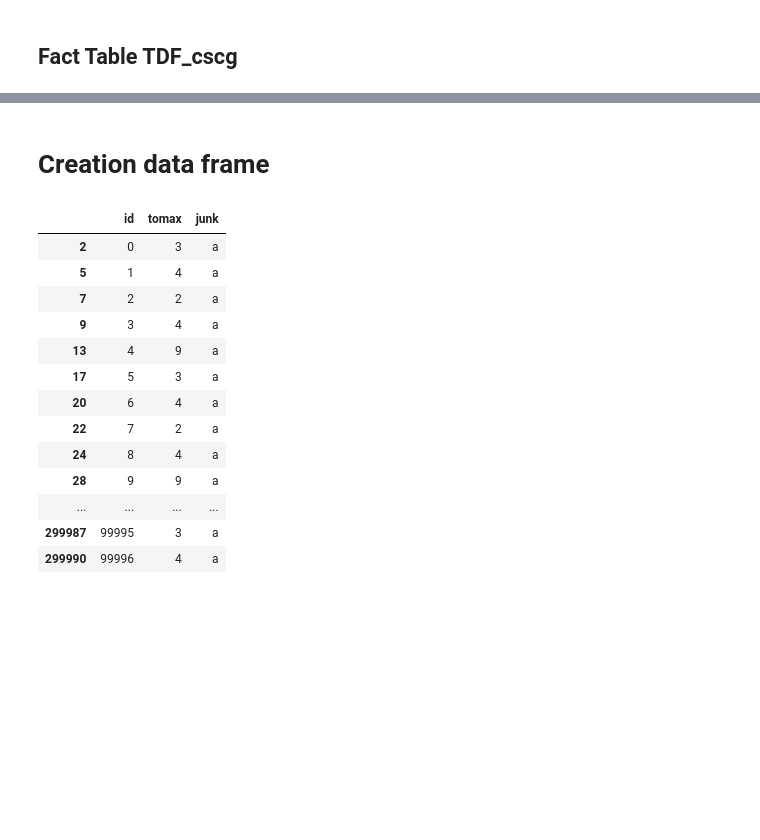
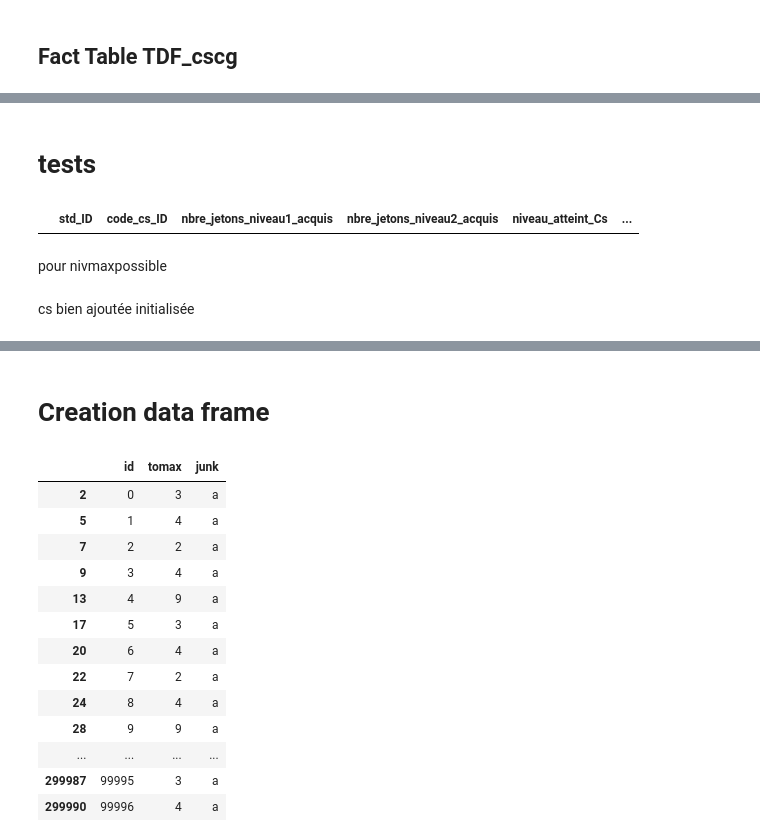
Before and after one commit to Syndorik/BI, a Jupyter notebook: ipynb/Dim creation.ipynb, the cells around one changed output, grey strips where cells are left out. Cells and saved outputs as stored; diff of their text form; code cells hidden in the pictures; blank space fills up the shorter version.

```diff
--- a/ipynb/Dim creation.ipynb
+++ b/ipynb/Dim creation.ipynb
@@ -325,0 +468,16 @@ ft_cscg = ft_cscg.drop_duplicates()
+# %%
+ft_csnote["nbre_jetons_niveau1_acquis"] = ft_csnote.apply(lambda line : split_nv1(line),axis = 1)
+ft_csnote["nbre_jetons_niveau2_acquis"] = ft_csnote.apply(lambda line : split_nv2(line),axis = 1)
+ft_csnote["tmp_jac1"] = ft_csnote.apply(lambda line : splitjacq_nv1(line),axis = 1)
+ft_csnote["tmp_jac2"] = ft_csnote.apply(lambda line : splitjacq_nv2(line),axis = 1)
+ft_csnote["niveau_atteint_Cs"] = ft_csnote.apply(lambda line : niveau_atteint(line),axis = 1)
+# %%
+ft_csnote["ratio_jeton_niv_de_0_à_1"] =ft_csnote.apply(lambda line : ratio_jeton_niv_1(line),axis = 1)
+ft_csnote["ratio_jeton_niv_de_1_à_2"] =ft_csnote.apply(lambda line : ratio_jeton_niv_2(line),axis = 1)
+ft_csnote["niv_max_possible"] = ft_csnote.apply(lambda line : ret_nivmax_poss(line),axis =1)
+# %%
+ft_csnote.drop(["tmp","tmp_jac1","tmp_jac2"],axis = 1,inplace=True)
+ft_csnote["codeCS"] = ft_csnote["codeCS"].apply(lambda col : list(df_csdegen[df_csdegen["code_CS"] == col]["code_cs_ID"])[0])
+ft_csnote.columns = ['std_ID', 'code_cs_ID', 'nbre_jetons_niveau1_acquis',
+       'nbre_jetons_niveau2_acquis', 'niveau_atteint_Cs','ratio_jeton_niv_de_0_à_1', 'ratio_jeton_niv_de_1_à_2',
+       'niv_max_possible']
@@ -325,0 +534,12 @@ ft_cscg = ft_cscg.drop_duplicates()
+# %%
+ft_csnote = ft_csnote.append(df_toappend)
+ft_csnote["ratio_jeton_niv_de_1_à_2"] = ft_csnote["ratio_jeton_niv_de_1_à_2"].apply(round)
+ft_csnote["ratio_jeton_niv_de_0_à_1"] = ft_csnote["ratio_jeton_niv_de_0_à_1"].apply(round)
+# %% [markdown]
+# tests
+# %%
+ft_csnote[(ft_csnote["ratio_jeton_niv_de_0_à_1"] == 0) & (ft_csnote["ratio_jeton_niv_de_1_à_2"] == 100) ]
+# %% [output]
+|  | std_ID | code_cs_ID | nbre_jetons_niveau1_acquis | nbre_jetons_niveau2_acquis | niveau_atteint_Cs | ... |
+# %% [markdown]
+pour nivmaxpossible
@@ -325,0 +551,2 @@ ft_cscg = ft_cscg.drop_duplicates()
+# %% [markdown]
+cs bien ajoutée initialisée
```
Also changed, not shown: parts of 70 cells of this notebook, 10 other files.
